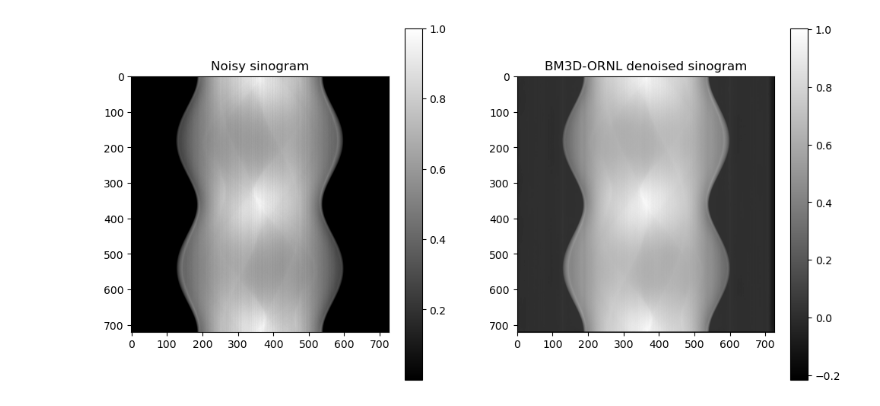
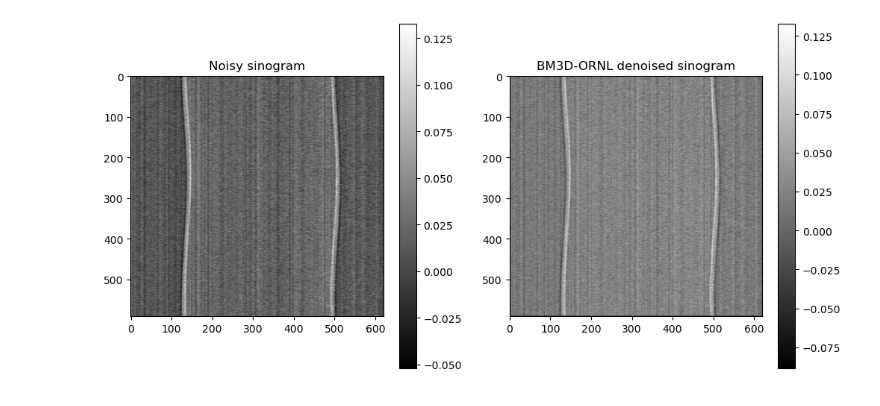
Before and after one commit to ornlneutronimaging/bm3dornl, a Jupyter notebook: notebooks/example_ms.ipynb, the cells around one changed output. Drawn from its saved outputs; the diff is of its cells as text; code cells hidden in the pictures.

```diff
--- a/notebooks/example_ms.ipynb
+++ b/notebooks/example_ms.ipynb
@@ -5,5 +0,0 @@ from bm3dornl.bm3d import bm3d_ring_artifact_removal_ms
-# %%
-with open("../tests/bm3dornl-data/sino.npy", "rb") as f:
-    sino_noisy = np.load(f)
-
-print("sino_noisy.shape:", sino_noisy.shape)
@@ -12,37 +37,40 @@ sino_noisy.shape: (720, 725)
 # %%
 block_matching_kwargs: dict = {
     "patch_size": (8, 8),
-    "stride": 3,
+    "stride": 2,
     "background_threshold": 0.0,
     "cut_off_distance": (64, 64),
     "num_patches_per_group": 32,
     "padding_mode": "circular",
 }
+
 filter_kwargs: dict = {
     "filter_function": "fft",
-    "shrinkage_factor": 3e-2,
+    "shrinkage_factor": 4e-2,
 }
+
 kwargs = {
     "mode": "simple",
-    "k": 4,
+    "k": 1,
     "block_matching_kwargs": block_matching_kwargs,
     "filter_kwargs": filter_kwargs,
+    "scale_factor_base": 2,
 }
 # %%
 sino_bm3dornl = bm3d_ring_artifact_removal_ms(
-    sinogram=sino_noisy,
+    sinogram=sino_low_snr,
     **kwargs,
 )
 # %%
 plt.figure(figsize=(12, 6))
 plt.subplot(1, 2, 1)
-plt.imshow(sino_noisy, cmap="gray")
+plt.imshow(sino_low_snr, cmap="gray")
 plt.title("Noisy sinogram")
 plt.colorbar()
 plt.subplot(1, 2, 2)
 plt.imshow(sino_bm3dornl, cmap="gray")
 plt.title("BM3D-ORNL denoised sinogram")
 plt.colorbar()
 plt.show()
 # %% [output]
-[figure, old version]
+[figure, new version]
```
Also changed, not shown: parts of 5 cells of this notebook.
